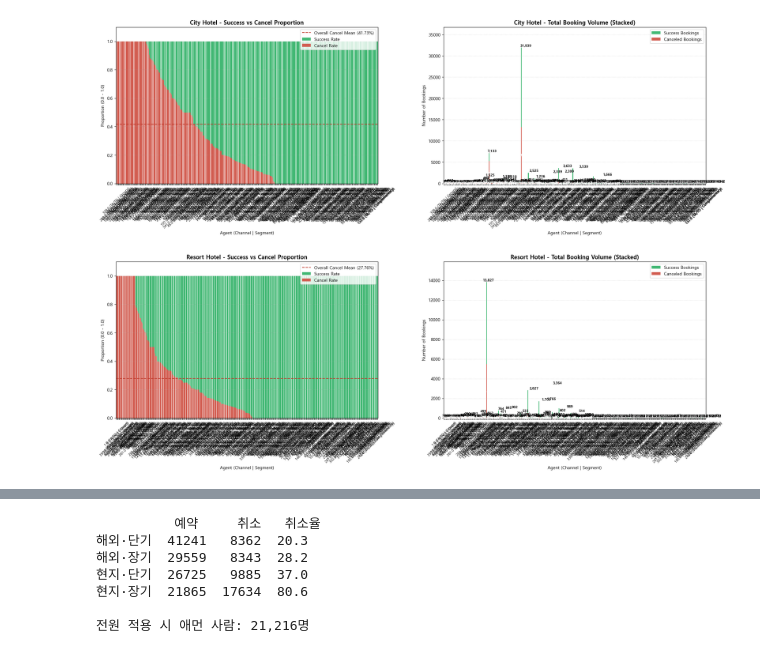
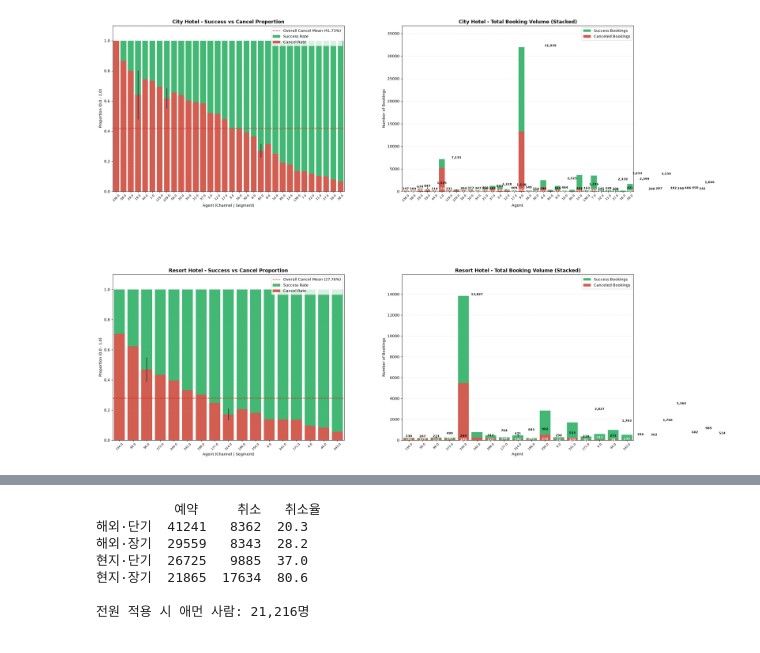
Before and after one commit to doosung-bang/AI_Sprint, a Jupyter notebook: 스프린트미션/미션2_4팀_방두성.ipynb, the cells around one changed output, grey strips where cells are left out. Drawn from its saved outputs; the diff is of its cells as text; code cells hidden in the pictures.

```diff
--- a/스프린트미션/미션2_4팀_방두성.ipynb
+++ b/스프린트미션/미션2_4팀_방두성.ipynb
@@ -139,6 +323,7 @@ import pandas as pd
 import matplotlib.pyplot as plt
 import seaborn as sns
 
+hotel = pd.read_csv("data/hotel_data_modified.csv")
 # 1. 호텔별 총 취소 비율 계산
 hotel_overall_cancel = hotel.groupby("hotel")["is_canceled"].mean()
 
@@ -146,7 +331,7 @@ hotel_overall_cancel = hotel.groupby("hotel")["is_canceled"].mean()
 agent_stats = hotel.groupby(["hotel", "agent"], dropna=False)["is_canceled"].agg(["mean", "sum", "count"]).reset_index()
 
 # 3. 최소 100건 이상 예약 + 취소 건수가 1건 이상인 에이전트 필터링
-min_bookings = 1
+min_bookings = 100
 filtered_agents = agent_stats[(agent_stats["count"] >= min_bookings) & (agent_stats["sum"] > 0)].copy()
 
 # 4. [새로운 컬럼 추가] 예약 성공률 계산 (1 - 취소율)
@@ -257,6 +380,7 @@ import pandas as pd
 import matplotlib.pyplot as plt
 import seaborn as sns
 
+hotel = pd.read_csv("data/hotel_data_modified.csv")
 # 1. 호텔별 총 취소 비율 계산
 hotel_overall_cancel = hotel.groupby("hotel")["is_canceled"].mean()
 
@@ -264,7 +388,7 @@ hotel_overall_cancel = hotel.groupby("hotel")["is_canceled"].mean()
 agent_stats = hotel.groupby(["hotel", "agent", "distribution_channel", "market_segment"], dropna=False)["is_canceled"].agg(["mean", "sum", "count"]).reset_index()
 
 # 3. 최소 100건 이상 예약 + 취소 건수가 1건 이상인 조합 필터링
-min_bookings = 1
+min_bookings = 200
 # filtered_agents = agent_stats[(agent_stats["count"] >= min_bookings) & (agent_stats["sum"] > 0)].copy()
 filtered_agents = agent_stats[(agent_stats["count"] >= min_bookings) ].copy()
 
@@ -273,14 +397,17 @@ filtered_agents = agent_stats[(agent_stats["count"] >= min_bookings) ].copy()
 filtered_agents["success_count"] = filtered_agents["count"] - filtered_agents["sum"]
 
 # X축용 결합 텍스트 생성
+# filtered_agents["agent_combined"] = (
+#     filtered_agents["agent"].astype(str) + " (" +
+#     filtered_agents["distribution_channel"].astype(str) + " | " +
+#     filtered_agents["market_segment"].astype(str) + ")"
+# )
 filtered_agents["agent_combined"] = (
-    filtered_agents["agent"].astype(str) + " (" +
-    filtered_agents["distribution_channel"].astype(str) + " | " +
-    filtered_agents["market_segment"].astype(str) + ")"
+    filtered_agents["agent"].astype(str)
 )
 
 # 5. 시각화 설정 (2행 2열 구조)
-fig, axes = plt.subplots(2, 2, figsize=(24, 16))
+fig, axes = plt.subplots(2, 2, figsize=(25, 20))
 plt.subplots_adjust(hspace=0.5, wspace=0.25)
 
 hotel_types = ["City Hotel", "Resort Hotel"]
@@ -310,32 +437,33 @@ for i, hotel_type in enumerate(hotel_types):
     ax_ratio.grid(axis='y', linestyle=':', alpha=0.5)
 
     # ---------------- [수정된 오른쪽 그래프: 총 예약 건수 (정상 vs 취소 누적)] ----------------
     ax_count = axes[i, 1]
 
     # 5-1. 밑바탕에 '전체 예약 건수'를 초록색(정상 예약 베이스)으로 먼저 그립니다.
     sns.barplot(ax=ax_count, x="agent_combined", y="count", data=df_sub, color="#2ecc71", label="Success Bookings")
 
     # 5-2. 그 위에 '취소 건수(sum)'를 빨간색으로 덮어씌워 누적 차트를 만듭니다.
     sns.barplot(ax=ax_count, x="agent_combined", y="sum", data=df_sub, color="#e74c3c", label="Canceled Bookings")
 
     # 5-3. 막대 위에 '총 예약 건수'와 '취소 건수'를 텍스트로 표시
     for index, row in df_sub.reset_index(drop=True).iterrows():
         # 총 건수 표시 (막대 맨 위)
         ax_count.text(index, row["count"], f"{int(row['count']):,}",
                       ha='center', va='bottom', fontsize=8, fontweight='bold', color='black')
         # 취소 건수 표시 (빨간 막대 내부 혹은 위쪽)
         if row["sum"] > 0:
             ax_count.text(index, row["sum"]/2, f"{int(row['sum']):,}",
                           ha='center', va='center', fontsize=8, fontweight='bold', color='white')
 
     ax_count.set_title(f"{hotel_type} - Total Booking Volume (Stacked)", fontsize=13, fontweight='bold')
-    ax_count.set_xlabel("Agent (Channel | Segment)", fontsize=10)
+    #ax_count.set_xlabel("Agent (Channel | Segment)", fontsize=10)
+    ax_count.set_xlabel("Agent ", fontsize=10)
     ax_count.set_ylabel("Number of Bookings", fontsize=10)
     ax_count.set_ylim(0, df_sub["count"].max() * 1.15)
     ax_count.tick_params(axis='x', rotation=45, labelsize=8)
     ax_count.legend(loc="upper right")
     ax_count.grid(axis='y', linestyle=':', alpha=0.5)
 
 plt.show()
 # %% [output]
-[figure, old version]
+[figure, new version]
```
Also changed, not shown: parts of 41 cells of this notebook, 14 other files.
